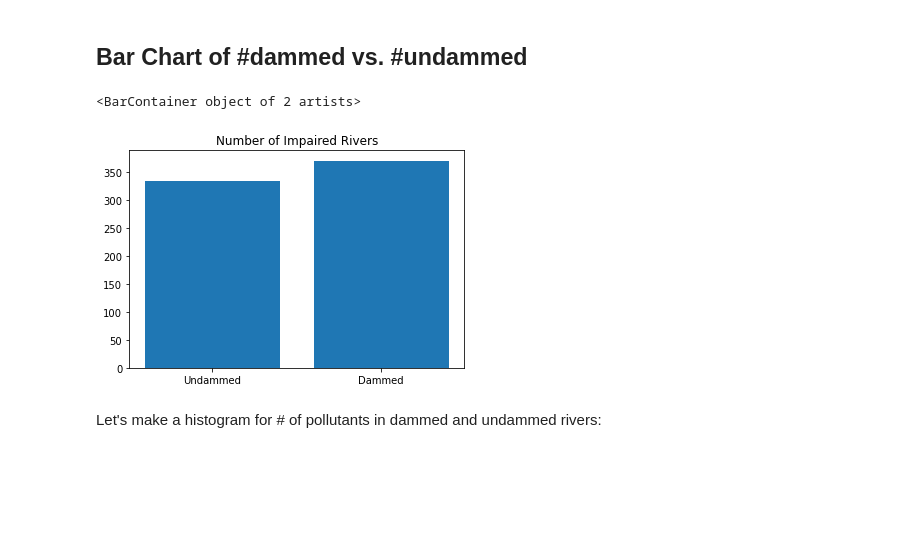
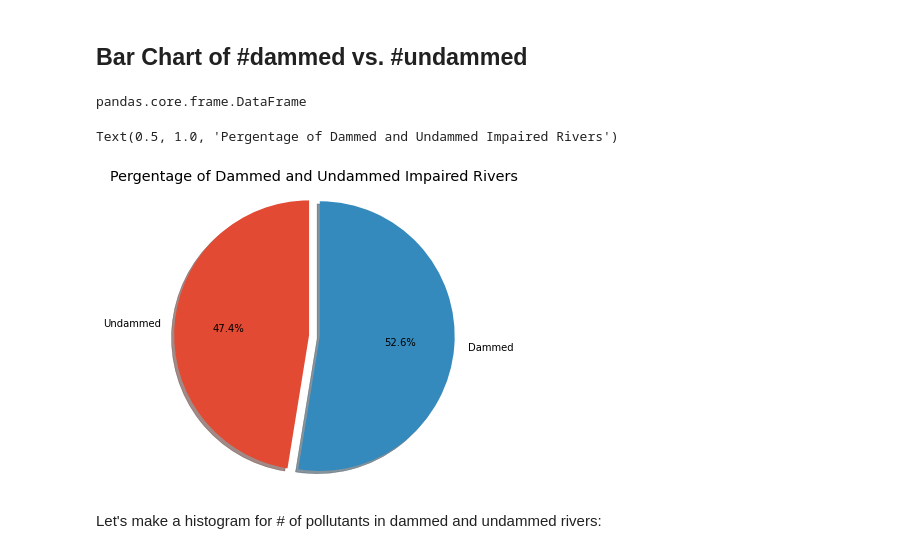
Before and after one commit to puga-42/Are-we-fixing-our-dammed-rivers, a Jupyter notebook: dammed_rivers.ipynb, the cells around one changed output. Cells and saved outputs as stored; diff of their text form; code cells hidden in the pictures; blank space fills up the shorter version.

```diff
--- a/dammed_rivers.ipynb
+++ b/dammed_rivers.ipynb
@@ -382,14 +425,22 @@ df.head()
 # %%
 df_dammed = df[df['PRIVATE_DAM'].notnull()]
 df_not_dammed = df.loc[df['PRIVATE_DAM'].isnull()]
+type(df_dammed)
+# %% [output]
+pandas.core.frame.DataFrame
-# %%
-fig, ax = plt.subplots()
-
-ax.set_title('Number of Impaired Rivers')
-plt.bar(['Undammed', 'Dammed'], [len(df_dammed), len(df_not_dammed)])
-# %% [output]
-<BarContainer object of 2 artists>
-[figure, removed]
+# %%
+num = [len(df_dammed), len(df_not_dammed)]
+labels = ['Undammed', 'Dammed']
+explode = (0, 0.08)
+
+fig1, ax1 = plt.subplots(figsize=(5.5,5.5))
+ax1.pie(num, explode=explode, labels=labels, autopct='%1.1f%%',
+        shadow=True, startangle=90)
+ax1.axis('equal')  # Equal aspect ratio ensures that pie is drawn as a circle.
+ax1.set_title('Pergentage of Dammed and Undammed Impaired Rivers')
+# %% [output]
+Text(0.5, 1.0, 'Pergentage of Dammed and Undammed Impaired Rivers')
+[figure, added]
 # %% [markdown]
 Let's make a histogram for # of pollutants in dammed and undammed rivers:
 # %%
```
Also changed, not shown: parts of 14 cells of this notebook, 1 other file.
